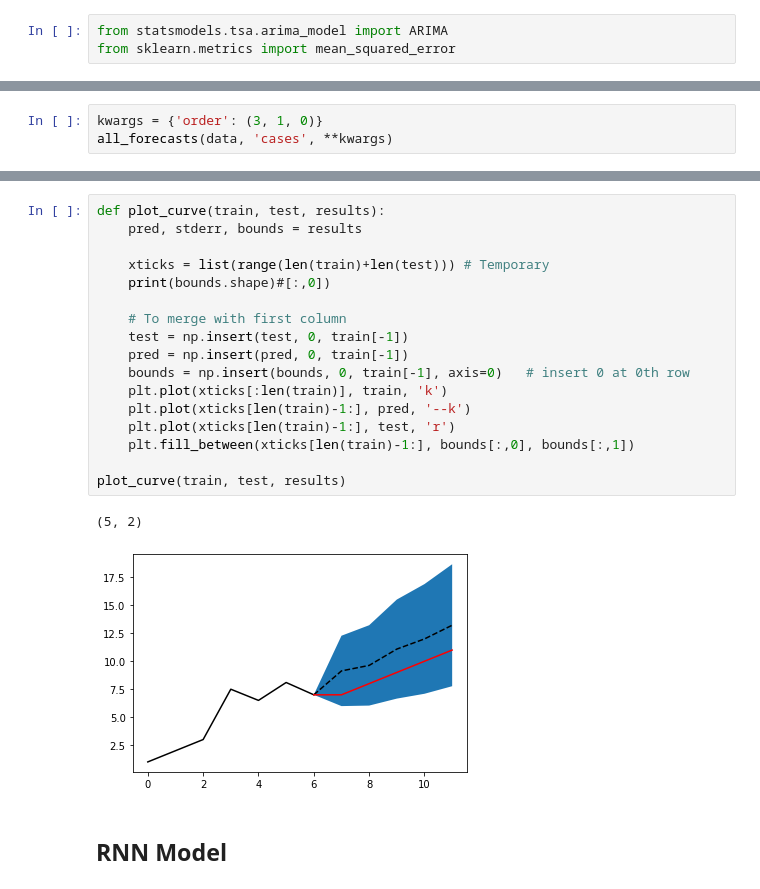
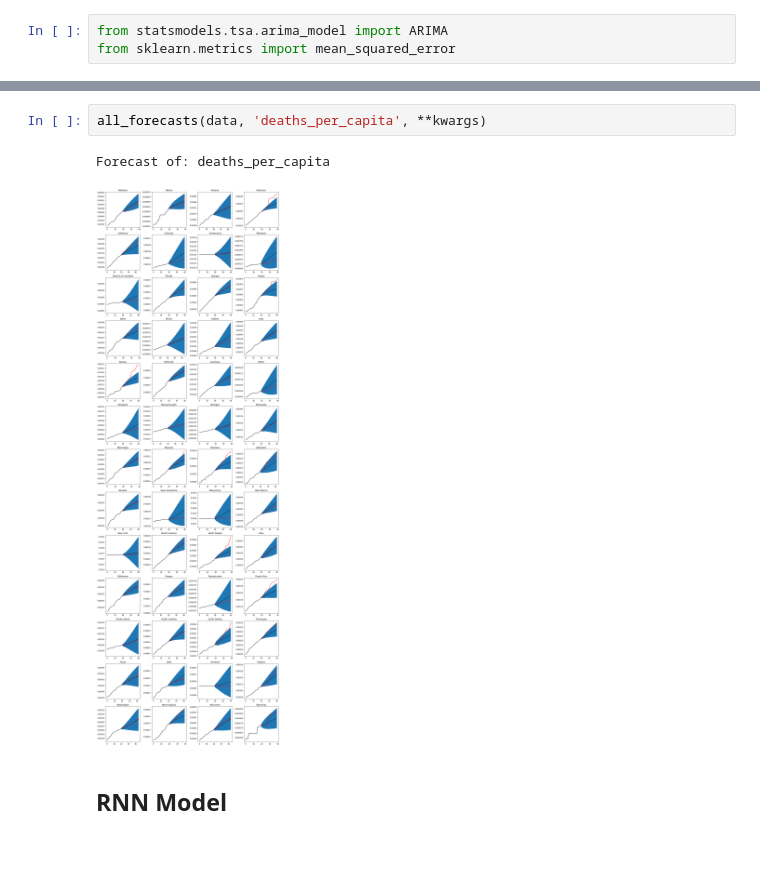
Before and after one commit to kmair/covid-usa, a Jupyter notebook: EDA.ipynb, the cells around one changed output, grey strips where cells are left out. Saved outputs shown, nothing was run; the diff lists cells and outputs as text; blank space fills up the shorter version.

```diff
--- a/EDA.ipynb
+++ b/EDA.ipynb
@@ -465,3 +514,0 @@ MSE for Wyoming: 1152.6
-# %%
-kwargs = {'order': (3, 1, 0)}
-all_forecasts(data, 'cases', **kwargs)
@@ -504,23 +515,8 @@ results
-# %%
-def plot_curve(train, test, results):
-    pred, stderr, bounds = results
-
-    xticks = list(range(len(train)+len(test))) # Temporary
-    print(bounds.shape)#[:,0])
-
-    # To merge with first column
-    test = np.insert(test, 0, train[-1])
-    pred = np.insert(pred, 0, train[-1])
-    bounds = np.insert(bounds, 0, train[-1], axis=0)   # insert 0 at 0th row
-    plt.plot(xticks[:len(train)], train, 'k')
-    plt.plot(xticks[len(train)-1:], pred, '--k')
-    plt.plot(xticks[len(train)-1:], test, 'r')
-    plt.fill_between(xticks[len(train)-1:], bounds[:,0], bounds[:,1])
-
-plot_curve(train, test, results)
-# %% [output]
-(5, 2)
-[figure, removed]
+# %%
+all_forecasts(data, 'deaths_per_capita', **kwargs)
+# %% [output]
+Forecast of: deaths_per_capita
+[figure, added]
 # %% [markdown]
 ## RNN Model
 # %%
```
Also changed, not shown: parts of 32 cells of this notebook.
